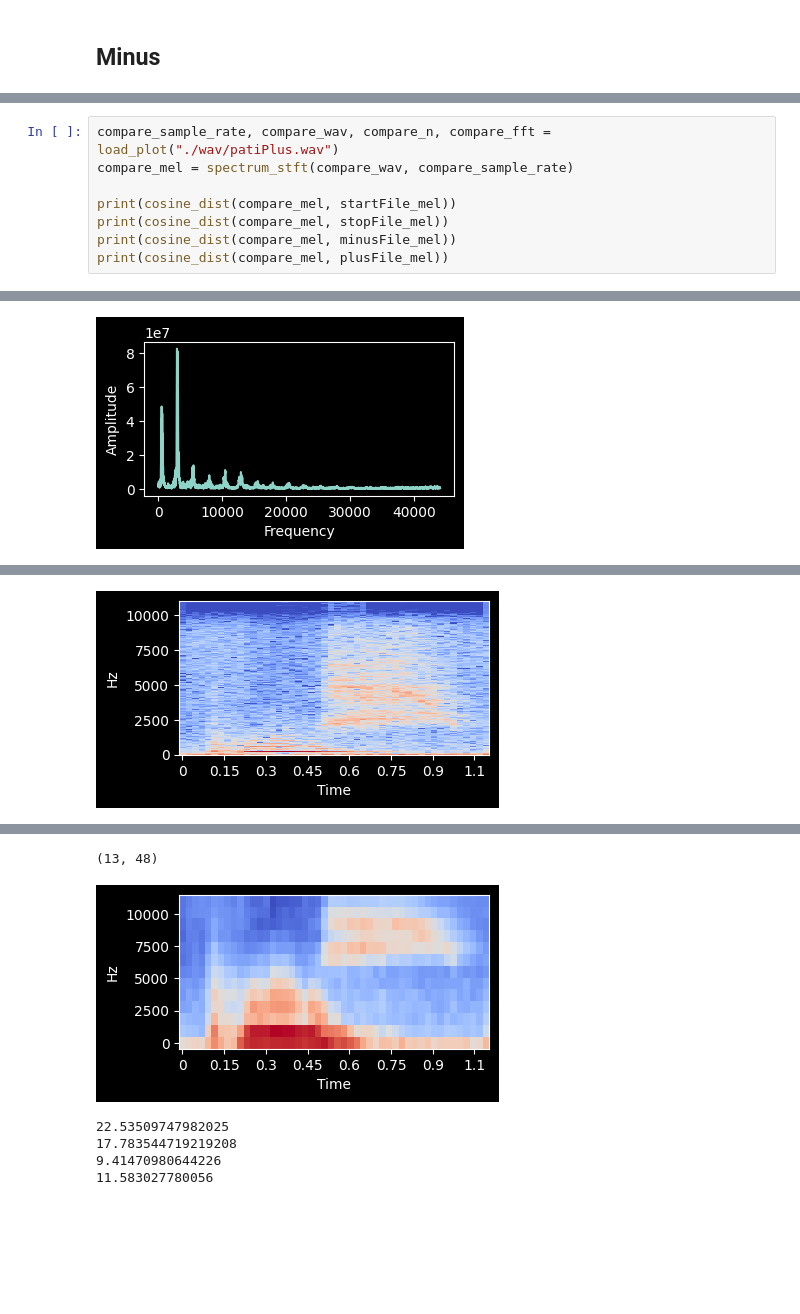
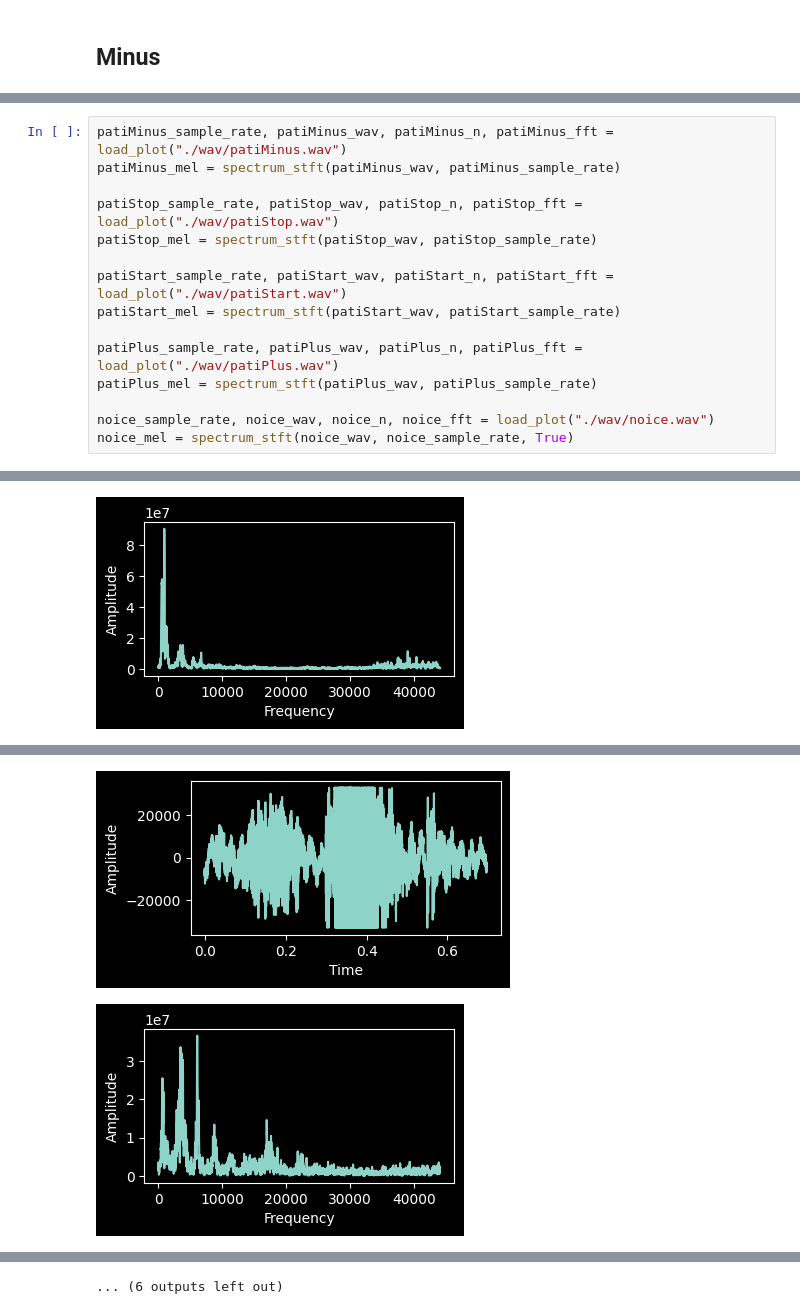
Before and after one commit to valwerner2/stm32WordRecognition, a Jupyter notebook: prototype/proto.ipynb, the cells around one changed output, grey strips where cells are left out. Drawn from its saved outputs; the diff is of its cells as text; blank space fills up the shorter version.

```diff
--- a/prototype/proto.ipynb
+++ b/prototype/proto.ipynb
@@ -182,10 +174,17 @@ minusFile_mel = spectrum_stft(minusFile_wav, minusFile_sample_rate)
 # %%
-compare_sample_rate, compare_wav, compare_n, compare_fft = load_plot("./wav/patiPlus.wav")
-compare_mel = spectrum_stft(compare_wav, compare_sample_rate)
+patiMinus_sample_rate, patiMinus_wav, patiMinus_n, patiMinus_fft = load_plot("./wav/patiMinus.wav")
+patiMinus_mel = spectrum_stft(patiMinus_wav, patiMinus_sample_rate)
 
-print(cosine_dist(compare_mel, startFile_mel))
-print(cosine_dist(compare_mel, stopFile_mel))
-print(cosine_dist(compare_mel, minusFile_mel))
-print(cosine_dist(compare_mel, plusFile_mel))
+patiStop_sample_rate, patiStop_wav, patiStop_n, patiStop_fft = load_plot("./wav/patiStop.wav")
+patiStop_mel = spectrum_stft(patiStop_wav, patiStop_sample_rate)
+
+patiStart_sample_rate, patiStart_wav, patiStart_n, patiStart_fft = load_plot("./wav/patiStart.wav")
+patiStart_mel = spectrum_stft(patiStart_wav, patiStart_sample_rate)
+
+patiPlus_sample_rate, patiPlus_wav, patiPlus_n, patiPlus_fft = load_plot("./wav/patiPlus.wav")
+patiPlus_mel = spectrum_stft(patiPlus_wav, patiPlus_sample_rate)
+
+noice_sample_rate, noice_wav, noice_n, noice_fft = load_plot("./wav/noice.wav")
+noice_mel = spectrum_stft(noice_wav, noice_sample_rate, True)
 # %% [output]
 [interactive output not drawn]
@@ -193 +192 @@ print(cosine_dist(compare_mel, plusFile_mel))
-[figure, old version]
+[figure, new version]
@@ -194 +194,2 @@ print(cosine_dist(compare_mel, plusFile_mel))
-[figure, old version]
+[figure, new version]
+[figure, new version]
@@ -195,6 +202 @@ print(cosine_dist(compare_mel, plusFile_mel))
-(13, 48)
+... (6 outputs left out)
-[figure, old version]
-22.53509747982025
-17.783544719219208
-9.41470980644226
-11.583027780056
```
Also changed, not shown: parts of 9 cells of this notebook, 3 other files.
